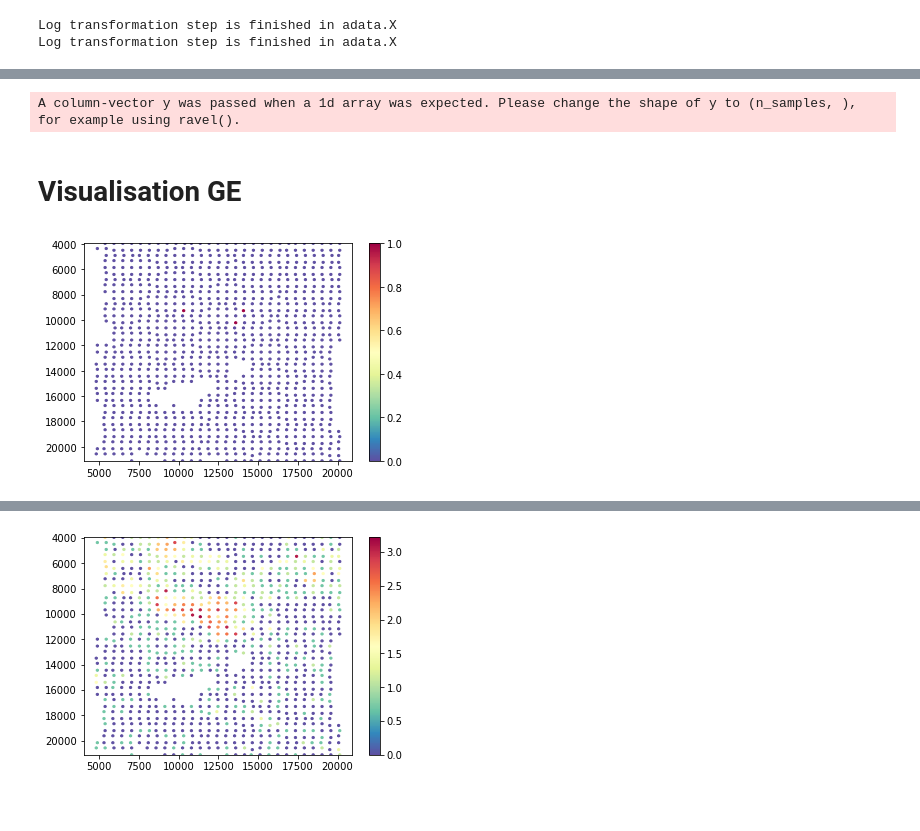
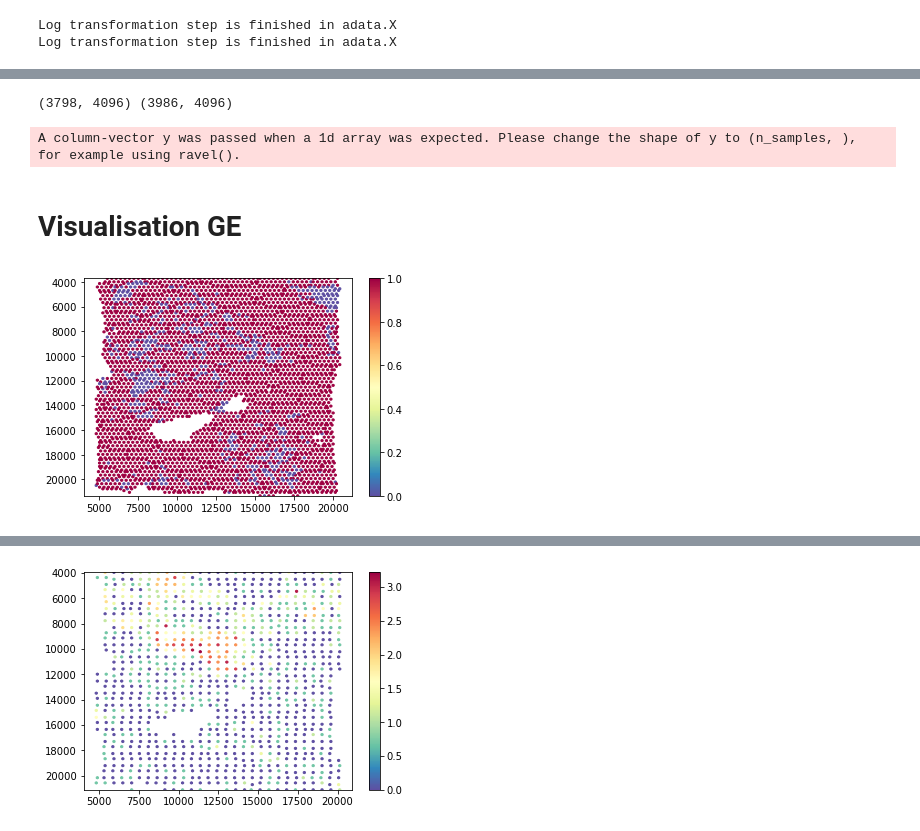
Before and after one commit to BiomedicalMachineLearning/STimage, a Jupyter notebook: stimage/Onkar_py/10X_Bigtiles.ipynb, the cells around one changed output, grey strips where cells are left out. Saved outputs shown, nothing was run; the diff lists cells and outputs as text; code cells hidden in the pictures.

```diff
--- a/stimage/Onkar_py/10X_Bigtiles.ipynb
+++ b/stimage/Onkar_py/10X_Bigtiles.ipynb
@@ -237,3 +174,18 @@ ge_2 = Sample2.to_df()[Sample2.to_df().index.isin(Sample4.index)].sort_index()
+# %%
+wd = 'D:/onkar/Projects/Project_Spt.Transcriptomics/Output_files/'
+Sample1_resnet = pd.read_csv(wd+'Sample1A.csv').iloc[:,1:] #Renset Features of Small 299 size tiles adata.obsm[X_tile_feature] --> saved as dataframe
+Sample1_big_resnet = pd.read_csv(wd+'Sample1_big.csv').iloc[:,1:]
+X_train = pd.concat([Sample1_resnet, Sample1_big_resnet],axis=1)
+X_train.columns = np.arange(len(X_train.columns))
+
+Sample2_resnet = pd.read_csv(wd+'Sample2A.csv').iloc[:,1:] #Renset Features of Small 299 size tiles adata.obsm[X_tile_feature] --> saved as dataframe
+Sample2_big_resnet = pd.read_csv(wd+'Sample2_big.csv').iloc[:,1:]
+X_test = pd.concat([Sample2_resnet, Sample2_big_resnet],axis=1)
+X_test.columns = np.arange(len(X_test.columns))
+
+print(X_train.shape,X_test.shape)
+# %% [output]
+(3798, 4096) (3986, 4096)
 # %%
 from sklearn.multioutput import MultiOutputClassifier; import lightgbm as lgb
 import pandas as pd; import shap; import numpy as np; import joblib
@@ -241,20 +193,20 @@ from sklearn import preprocessing; from sklearn.preprocessing import LabelEncode
 from sklearn import preprocessing; from sklearn.preprocessing import LabelBinarizer, LabelEncoder
 from sklearn.metrics import roc_auc_score; from sklearn.model_selection import train_test_split; from sklearn.neural_network import MLPClassifier; from sklearn.neural_network import MLPRegressor
 
-biomarker_list_1 = ["LINC00645"]#, "FASN", "ACTG1", "HLA-B"] #'COX6C','MALAT1','TTLL12','PGM5','KRT5','LINC00645','SLITRK6', 'CPB1',"PABPC1", "GNAS", "HSP90AB1", "TFF3",
+biomarker_list_1 = ["MALAT1"]#, "FASN", "ACTG1", "HLA-B"] #'COX6C','MALAT1','TTLL12','PGM5','KRT5','LINC00645','SLITRK6', 'CPB1',"PABPC1", "GNAS", "HSP90AB1", "TFF3",
                      # "ATP1A1"]
 
-model_c = lgb.LGBMClassifier()#MLPClassifier(max_iter=7500)#
+model_c = MLPClassifier(max_iter=10000)#lgb.LGBMClassifier()#
 model_r = lgb.LGBMRegressor()#MLPRegressor()#
 
 MinMax_scaler_y_1 = preprocessing.MinMaxScaler(feature_range =(0, 1))
-Y_1 = ge_1[biomarker_list_1]
+Y_1 = Sample1.to_df()[biomarker_list_1]
 Y_1 = MinMax_scaler_y_1.fit_transform(Y_1)
 Y_1 = pd.DataFrame(data=Y_1)
 Y_1 = Y_1.apply(lambda x: pd.cut(x, bins=[-0.01, 0.5, 1.01], labels = [0, 1]))
 #Y_1 = Y_1.apply(lambda x: pd.qcut(x, 2,duplicates='drop',labels=False))
 
-test_Y_1 = ge_2[biomarker_list_1]
+test_Y_1 = Sample2.to_df()[biomarker_list_1]
 test_Y_1 = MinMax_scaler_y_1.transform(test_Y_1)
 test_Y_1 = pd.DataFrame(data=test_Y_1)
 test_Y_1 = test_Y_1.apply(lambda x: pd.cut(x, bins=[-0.01, 0.5, 1.01], labels = [0, 1]))
@@ -263,59 +215,29 @@ test_Y_1 = test_Y_1.fillna(0)
 
 Y_1 = Y_1.astype('int64')
 test_Y_1 = test_Y_1.astype('int64')
-# %%
-Y_1_0 = Y_1[Y_1[0]==0]
-Y_1_0_reg = ge_1.iloc[Y_1_0.index][biomarker_list_1]
-X_1_0 = Sample1_resnet.iloc[Y_1_0.index]
-
-Y_1_1 = Y_1[Y_1[0]==1]
-Y_1_1_reg = ge_1.iloc[Y_1_1.index][biomarker_list_1]
-X_1_1 = Sample1_resnet.iloc[Y_1_1.index]
-
-clf_1 = model_c.fit(Sample1_resnet, Y_1)#MultiOutputClassifier(model).fit(X_1, Y_1) #joblib.dump(clf, wd+'ResNet50-LGBM_biomarker_gene.pkl')
-reg_0 = model_r.fit(X_1_0, Y_1_0_reg)
-reg_1 = model_r.fit(X_1_1, Y_1_1_reg)
-
-GE = ge_2.reset_index(drop=True)
-GE['class'] = clf_1.predict(Sample2_resnet)
-
-GE_0 = GE[GE['class']==0]
-GE_1 = GE[GE['class']==1]
-
-test_X_1_0 = Sample2_resnet.iloc[GE_0.index]
-test_X_1_1 = Sample2_resnet.iloc[GE_1.index]
-
-r1 = reg_0.predict(test_X_1_0)
-r2 = reg_1.predict(test_X_1_1)
-
-Reg1 = pd.DataFrame(index = GE[GE['class']==0].index)
-Reg1["r"] = r1
-Reg2 = pd.DataFrame(index = GE[GE['class']==1].index)
-Reg2["r"] = r2
-
-Reg = pd.concat([Reg1,Reg2])
-Reg = Reg.sort_index()
-Reg.index = Sample4.index
-# %% [output]
-A column-vector y was passed when a 1d array was expected. Please change the shape of y to (n_samples, ), for example using ravel().
+# %%
+clf = model_c.fit(X_train, Y_1)
+pred = clf.predict(X_test)
+# %% [output]
+A column-vector y was passed when a 1d array was expected. Please change the shape of y to (n_samples, ), for example using ravel().
 # %% [markdown]
 # Visualisation GE
 # %%
 from matplotlib import cm as cm
 import numpy as np
 from matplotlib import pyplot as plt
 
-x = Sample4["imagerow"]
-y = Sample4["imagecol"]
+x = Sample2.obs["imagerow"]
+y = Sample2.obs["imagecol"]
 
-c = GE["class"]
+c = pred
 
 plt.hexbin(y,x, C=c, cmap=cm.Spectral_r, gridsize=110)
 plt.ylim(max(x), min(x))
 plt.colorbar()
 plt.show()
 # %% [output]
-[figure, old version]
+[figure, new version]
 # %%
 from matplotlib import cm as cm
 import numpy as np
```
Also changed, not shown: parts of 11 cells of this notebook.
